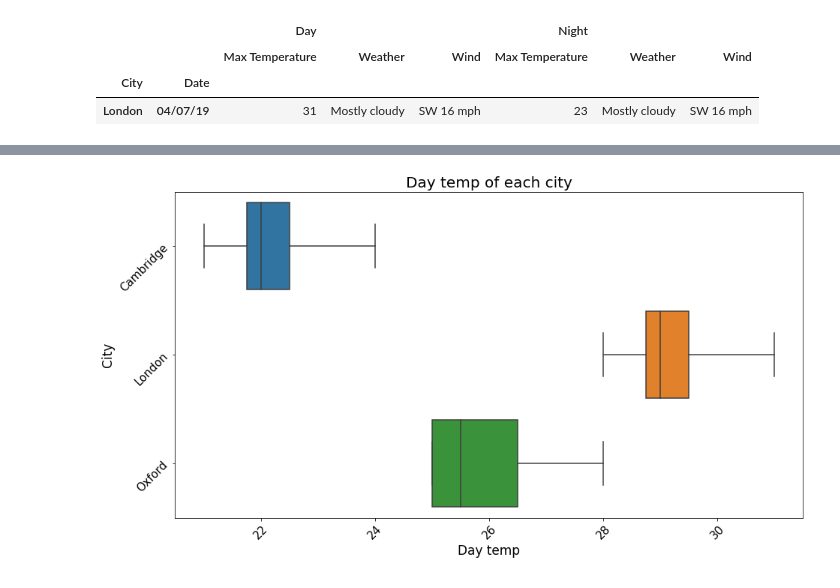
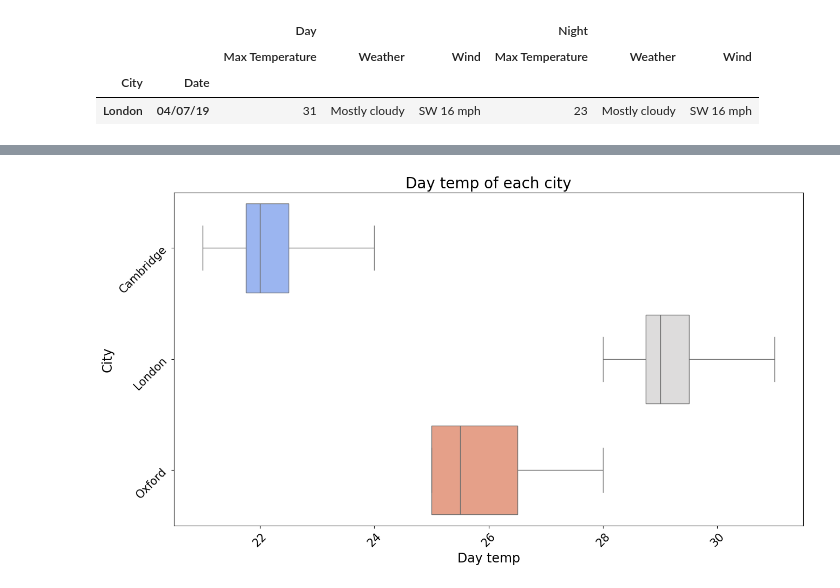
Before and after one commit to tdm09/Apuntes2039, a Jupyter notebook: 041_multiindex_selection.ipynb, the cells around one changed output, grey strips where cells are left out. Saved outputs shown, nothing was run; the diff lists cells and outputs as text; code cells hidden in the pictures.

```diff
--- a/041_multiindex_selection.ipynb
+++ b/041_multiindex_selection.ipynb
@@ -15,7 +15,7 @@ df.head(5)
 | 3 | London | 02/07/19 | Heavy rain | SW 16 mph | 17 | Shower | SW 16 mph | 29 |
 | 4 | London | 03/07/19 | Heavy rain | SW 16 mph | 19 | Scattered showers | SW 16 mph | 29 |
 # %%
-df = pd.read_csv('datasets/multi_index.csv',
+df = pd.read_csv('https://raw.githubusercontent.com/tec03/Datasets/refs/heads/main/datasets/multi_index.csv',
     index_col=[0,1],
     header=[0,1]
 )
@@ -764,3 +793,4 @@ ndf#.columns
 # %%
-ndf[(  'Day', 'Max Temperature')]
+day_temp = ndf[(  'Day', 'Max Temperature')]
+day_temp
 # %% [output]
@@ -780,16 +812,17 @@ Name: (Day, Max Temperature), dtype: int64
 # %%
-# Create a boxplot and histogram of the tips GROUPED by smoking status
 plt.figure(figsize=(15,8))
-b = sns.boxplot(x = ndf[(  'Day', 'Max Temperature')],
-            y = ndf['City'],
-            whis=(0, 100),
+b = sns.boxplot(x = day_temp,
+                y = ndf['City'],
+                hue = ndf['City'],
+                whis=(0, 100),
+                palette="coolwarm",
            )
 #plt.xticks(fontsize = 17, rotation = 45)
 #plt.yticks(fontsize = 17, rotation = 45)
 b.set_xlabel('Day temp', fontsize = 17)
 b.set_ylabel('City', fontsize = 17)
 b.tick_params(labelsize=15,rotation = 45)
 b.axes.set_title("Day temp of each city",fontsize=20)
 plt.show()
 # %% [output]
-[figure, old version]
+[figure, new version]
```
Also changed, not shown: parts of 15 cells of this notebook.
